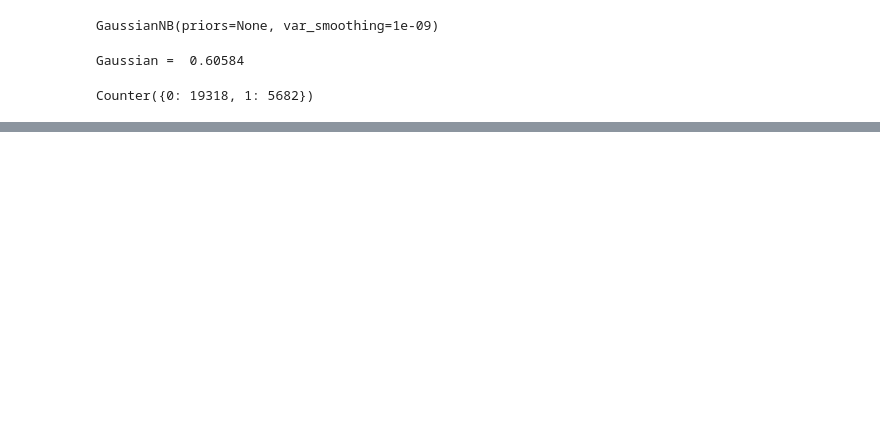
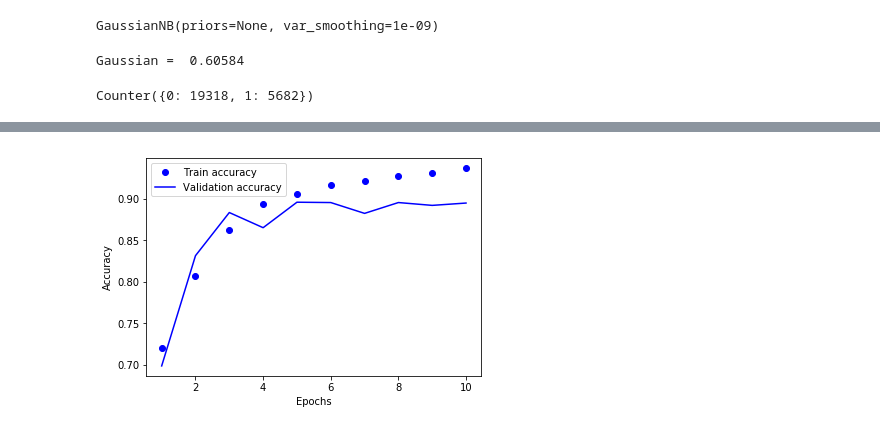
Before and after one commit to Azmitrok/DataSciencePractice, a Jupyter notebook: MyDataScience/Dima_DataAnalysis/SentimentPolarity/SentimentPolarity.ipynb, the cells around one changed output, grey strips where cells are left out. Cells and saved outputs as stored; diff of their text form; code cells hidden in the pictures; blank space fills up the shorter version.

```diff
--- a/MyDataScience/Dima_DataAnalysis/SentimentPolarity/SentimentPolarity.ipynb
+++ b/MyDataScience/Dima_DataAnalysis/SentimentPolarity/SentimentPolarity.ipynb
@@ -189,0 +235,15 @@ Epoch 10/20
+# %%
+from keras import regularizers
+
+model = models.Sequential()
+model.add(layers.Dense(32, kernel_regularizer=regularizers.l2(0.001), activation='relu', input_shape=(x_train_partial.shape[1],)))
+model.add(layers.Dense(16, kernel_regularizer=regularizers.l2(0.001), activation='relu'))
+model.add(layers.Dense(8, kernel_regularizer=regularizers.l2(0.001), activation='relu'))
+model.add(layers.Dense(1, activation='sigmoid'))
+
+model.compile(optimizer=optimizers.RMSprop(lr=0.001),
+              loss='binary_crossentropy',
+              metrics=['acc']
+             )
+# %%
+history = model.fit(x_train_partial, y_train_partial, epochs=10, batch_size=512, validation_data=(x_val, y_val))
@@ -189,0 +274,17 @@ Epoch 10/20
+# %%
+import matplotlib.pyplot as plt
+
+plt.clf()
+
+acc_values = history.history['acc']
+val_acc_values = history.history['val_acc']
+epochs = range(1, len(acc_values) + 1)
+plt.plot(epochs, acc_values, 'bo', label='Train accuracy')
+plt.plot(epochs, val_acc_values, 'b', label='Validation accuracy')
+plt.xlabel('Epochs')
+plt.ylabel('Accuracy')
+plt.legend()
+
+plt.show()
+# %% [output]
+[figure, added]
```
Also changed, not shown: parts of 16 cells of this notebook.
